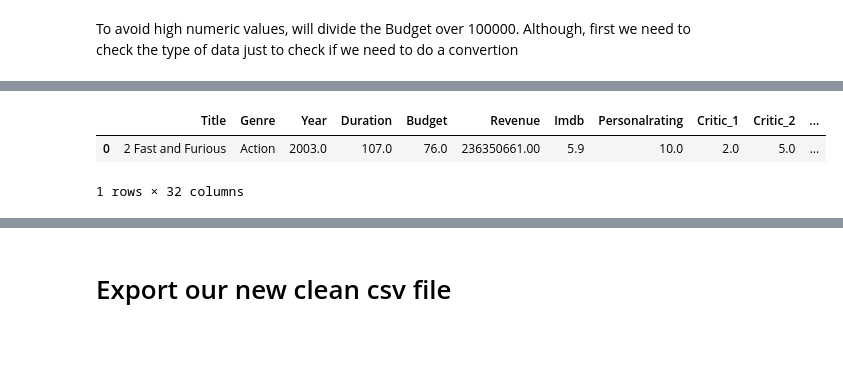
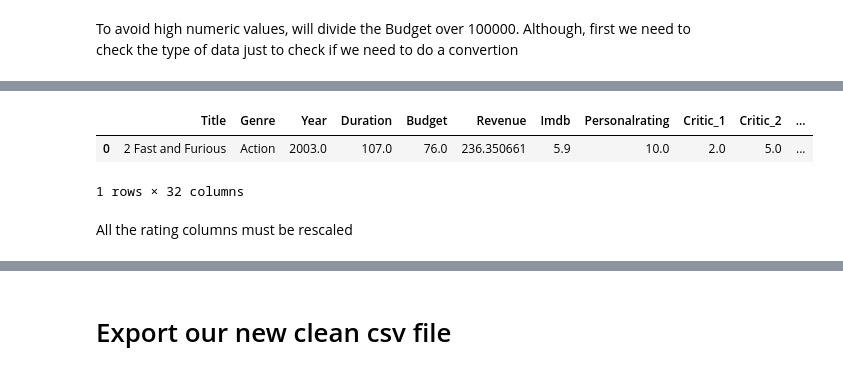
Before and after one commit to Alaninja1209/Did-you-like-the-movie-, a Jupyter notebook: Movie_Dataset_CleaningStage.ipynb, the cells around one changed output, grey strips where cells are left out. Saved outputs shown, nothing was run; the diff lists cells and outputs as text; code cells hidden in the pictures; blank space fills up the shorter version.

Commit message:
Rescales columns and Revenue convert to float

```diff
--- a/Movie_Dataset_CleaningStage.ipynb
+++ b/Movie_Dataset_CleaningStage.ipynb
@@ -161,10 +161,16 @@ dtype: object
 # %%
 # As we have an object variable, we need to do a convertion before
 movies['Budget'] = movies['Budget'].astype(float)
 movies['Budget'] = movies['Budget'] / 1000000
 
+# Changing the variable type of Revenue, and then do the convertion
+movies['Revenue'] = movies['Revenue'].astype(float)
+movies['Revenue'] = movies['Revenue'] / 1000000
+
 movies.head(1)
 # %% [output]
 |  | Title | Genre | Year | Duration | Budget | Revenue | Imdb | Personalrating | Critic_1 | Critic_2 | ... |
-| 0 | 2 Fast and Furious | Action | 2003.0 | 107.0 | 76.0 | 236350661.00 | 5.9 | 10.0 | 2.0 | 5.0 | ... |
+| 0 | 2 Fast and Furious | Action | 2003.0 | 107.0 | 76.0 | 236.350661 | 5.9 | 10.0 | 2.0 | 5.0 | ... |
 1 rows × 32 columns
+# %% [markdown]
+All the rating columns must be rescaled
```
Also changed, not shown: parts of 5 cells of this notebook.
